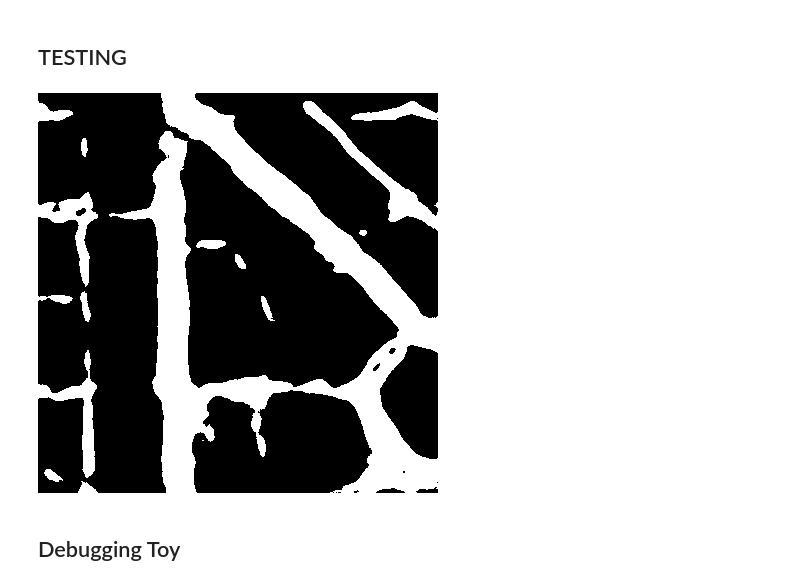
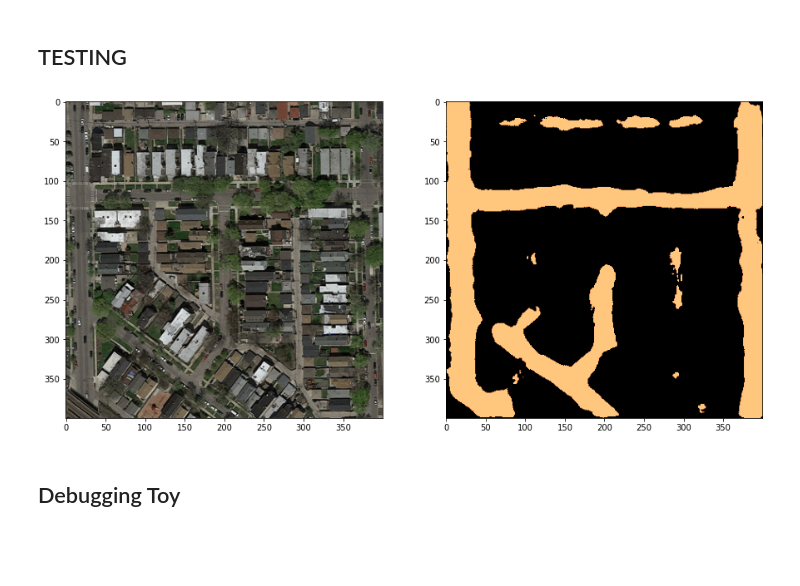
Before and after one commit to samiferchiou/Road-Segmentation, a Jupyter notebook: script/u_net.ipynb, the cells around one changed output. Cells and saved outputs as stored; diff of their text form; code cells hidden in the pictures; blank space fills up the shorter version.

```diff
--- a/script/u_net.ipynb
+++ b/script/u_net.ipynb
@@ -71,7 +71,7 @@ cuda
 # %%
 CHECKPOINT_PATH ="/content/drive/MyDrive/ml_road_segmentation/checkpoint/current_checkpoint.pt"
 BEST_MODEL_PATH ="/content/drive/MyDrive/ml_road_segmentation/checkpoint/best_model.pt"
-NBR_EPOCHS = 5
+NBR_EPOCHS = 200
 BATCH_SIZE = 1
 LEARNING_RATE = 1e-3
 WEIGHT_DECAY = 0
@@ -123,7 +123,8 @@ def compose_all_functions_for_data_temp(imgs):
     r = imgs + rotation(imgs)
     return r
 
-compose_all_functions_for_data = compose_all_functions_for_data_temp
+#Do not delete now
+#compose_all_functions_for_data = compose_all_functions_for_data_temp
 # %% [markdown]
 ## UNET model
 # %%
@@ -356,7 +363,7 @@ def load_test_dataset():
     root_test_dir = "/content/drive/MyDrive/ml_road_segmentation/data/test_set_images/"
     test_files = os.listdir(root_test_dir)
     n = len(test_files)
-    test_imgs = [to_tensor(Image.open(root_test_dir + test_files[i] +'/'+ test_files[i]+'.png').resize((DIM_IMG_TRAIN,DIM_IMG_TRAIN))) for i in range(n)]
+    test_imgs = [to_tensor(Image.open(root_test_dir + test_files[i] +'/'+ test_files[i]+'.png').resize((DIM_IMG_TRAIN,DIM_IMG_TRAIN))).reshape((1, 3, 400, 400)) for i in range(n)]
     return test_imgs
 
 test_images = load_test_dataset()
@@ -365,15 +372,17 @@ def make_predictions(model, test_images):
     model.eval()
     predicted_images = [torch.argmax(model(img.to(device)), dim = 1).cpu().float() for img in test_images]
     return predicted_images
+
+predictions = make_predictions(model, test_images)
-# %%
-model.eval()
-imgt_1 = test_images[1]
-output = model(imgt_1.to(device))
-prediction = torch.argmax(output, dim = 1).cpu()
-toPIL(prediction.float())
-#torch.all(prediction==0)
-# %% [output]
-[figure, removed]
+# %%
+plt.figure(figsize=(15,15))
+
+images = [toPIL(test_images[1].reshape((3, 400, 400))), toPIL(predictions[1])]
+for i, image in enumerate(images):
+    plt.subplot(1, 2, i+1)
+    plt.imshow(image)
+# %% [output]
+[figure, added]
 # %% [markdown]
 ## Debugging Toy
 # %%
```
Also changed, not shown: parts of 4 cells of this notebook, 1 other file.
